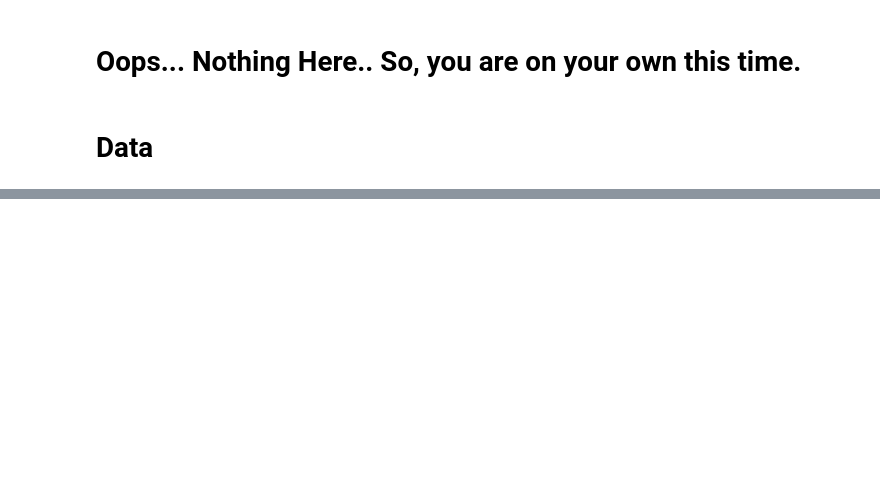
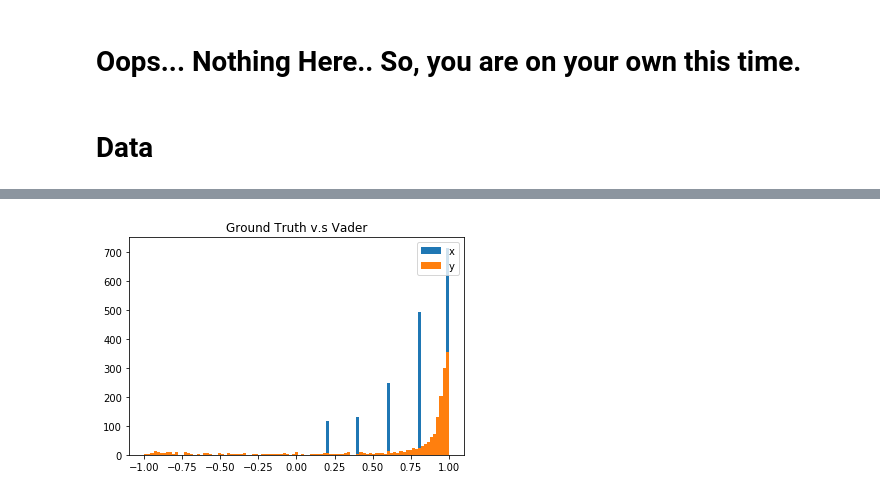
Before and after one commit to wuwenjia24/-Hotel-Review-Sentiment-Analysis, a Jupyter notebook: ds_assignment.ipynb, the cells around one changed output, grey strips where cells are left out. Saved outputs shown, nothing was run; the diff lists cells and outputs as text; code cells hidden in the pictures; blank space fills up the shorter version.

```diff
--- a/ds_assignment.ipynb
+++ b/ds_assignment.ipynb
@@ -28,0 +759,4 @@ submission()
+# %%
+getHistogram('both', 'Ground Truth v.s Vader')
+# %% [output]
+[figure, added]
```
Also changed, not shown: parts of 110 cells of this notebook, 1 other file.
